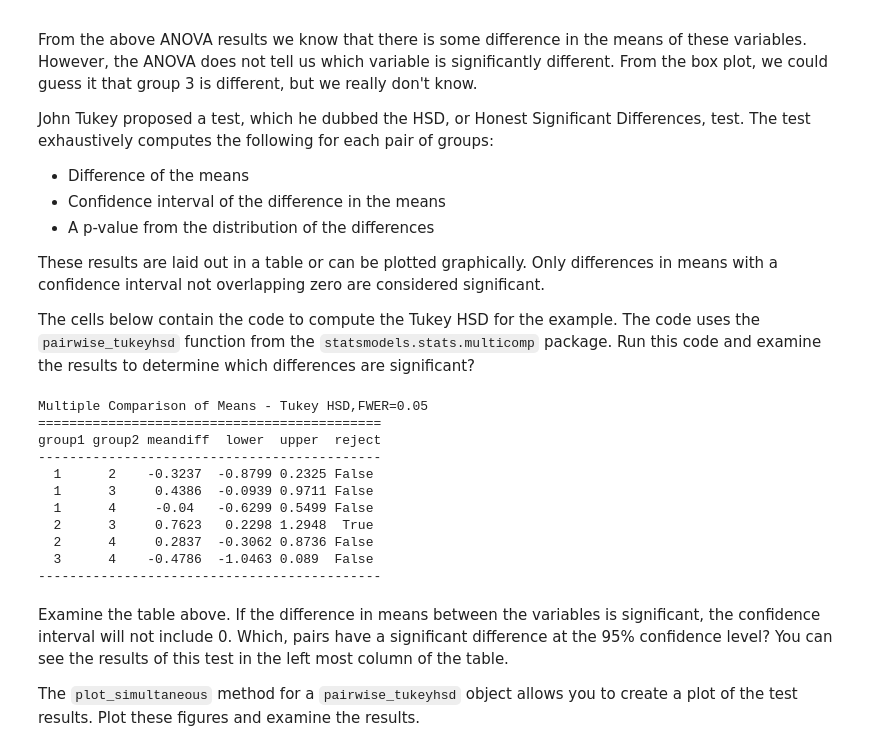
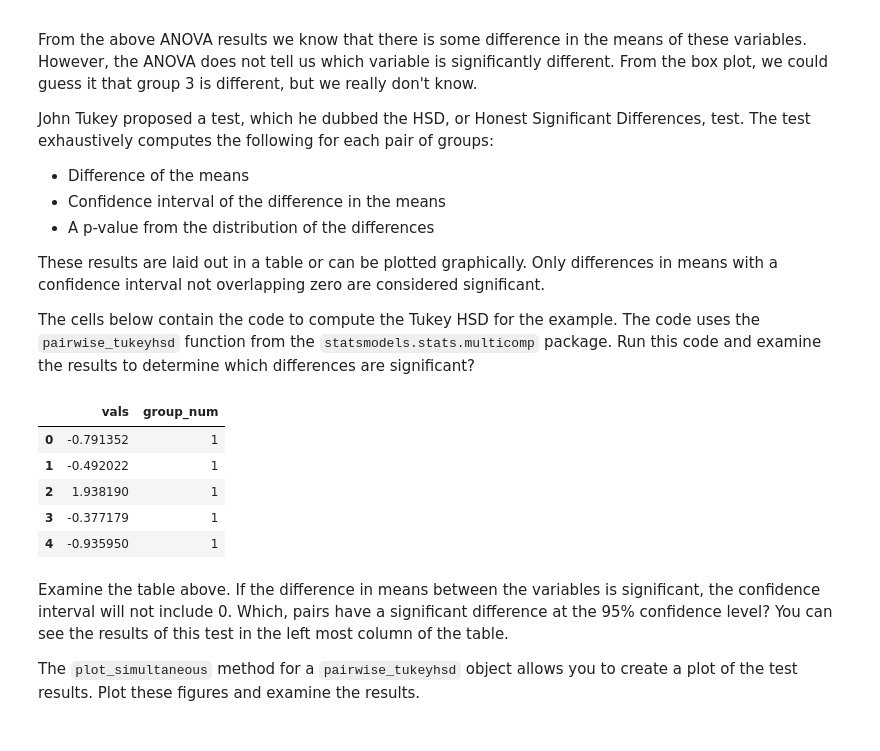
Before and after one commit to ryanarbow/uw_data_science, a Jupyter notebook: DS_methods_and_tools_2/L04-2-HypothesisTesting.ipynb, the cells around one changed output. Drawn from its saved outputs; the diff is of its cells as text; code cells hidden in the pictures.

```diff
--- a/DS_methods_and_tools_2/L04-2-HypothesisTesting.ipynb
+++ b/DS_methods_and_tools_2/L04-2-HypothesisTesting.ipynb
@@ -970,20 +970,17 @@ The cells below contain the code to compute the Tukey HSD for the example. The c
 from statsmodels.stats.multicomp import pairwise_tukeyhsd
 df = pd.DataFrame({'vals': df1 + df2 + df3 + df4,
                    'group_num': ['1'] * 50 + ['2'] * 50 + ['3'] * 60 + ['4'] * 40})
-Tukey_HSD = pairwise_tukeyhsd(df.vals, df.group_num)
-print(Tukey_HSD)
+# Tukey_HSD = pairwise_tukeyhsd(df.vals, df.group_num)
+# print(Tukey_HSD)
-# %% [output]
-Multiple Comparison of Means - Tukey HSD,FWER=0.05
-============================================
-group1 group2 meandiff  lower  upper  reject
---------------------------------------------
-  1      2    -0.3237  -0.8799 0.2325 False
-  1      3     0.4386  -0.0939 0.9711 False
-  1      4     -0.04   -0.6299 0.5499 False
-  2      3     0.7623   0.2298 1.2948  True
-  2      4     0.2837  -0.3062 0.8736 False
-  3      4    -0.4786  -1.0463 0.089  False
---------------------------------------------
+# %%
+df.head()
+# %% [output]
+|  | vals | group_num |
+| 0 | -0.791352 | 1 |
+| 1 | -0.492022 | 1 |
+| 2 | 1.938190 | 1 |
+| 3 | -0.377179 | 1 |
+| 4 | -0.935950 | 1 |
 # %% [markdown]
 Examine the table above. If the difference in means between the variables is significant, the confidence interval will not include 0. Which, pairs have a significant difference at the 95% confidence level? You can see the results of this test in the left most column of the table.
 
```
Also changed, not shown: parts of 3 cells of this notebook.
